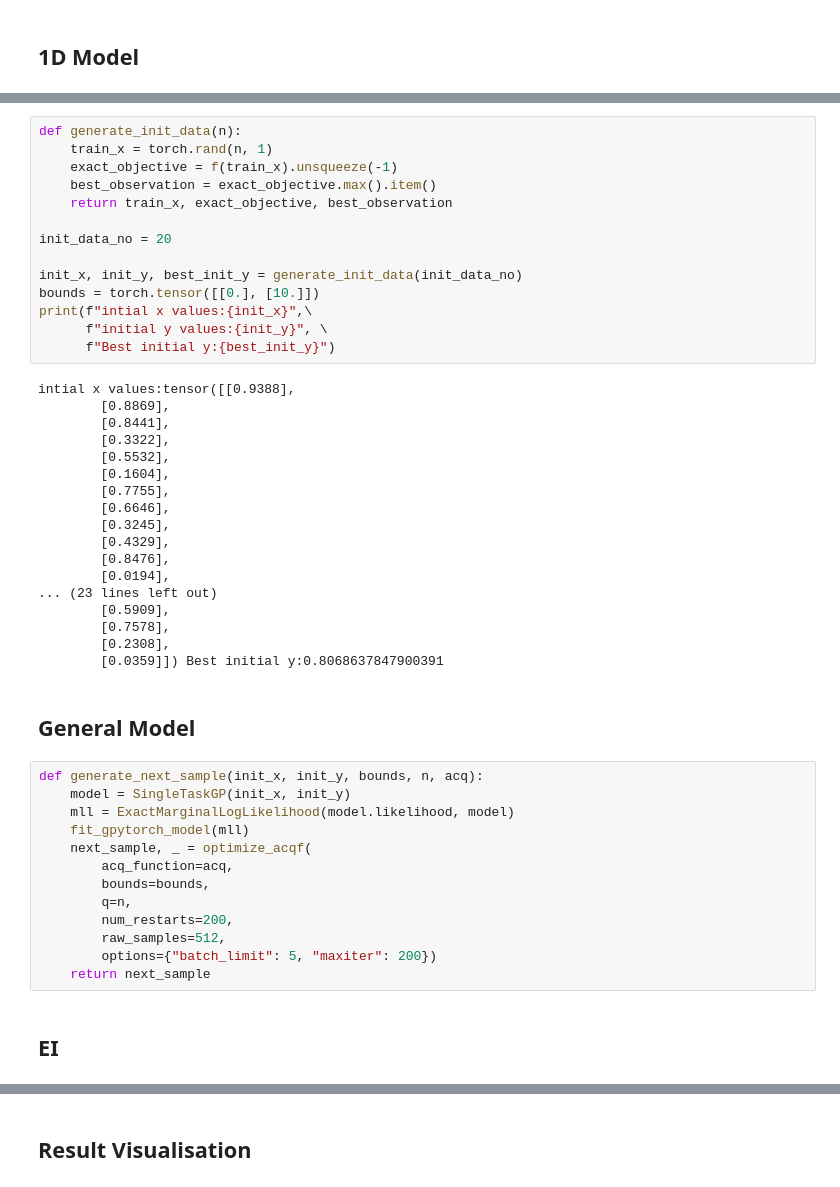
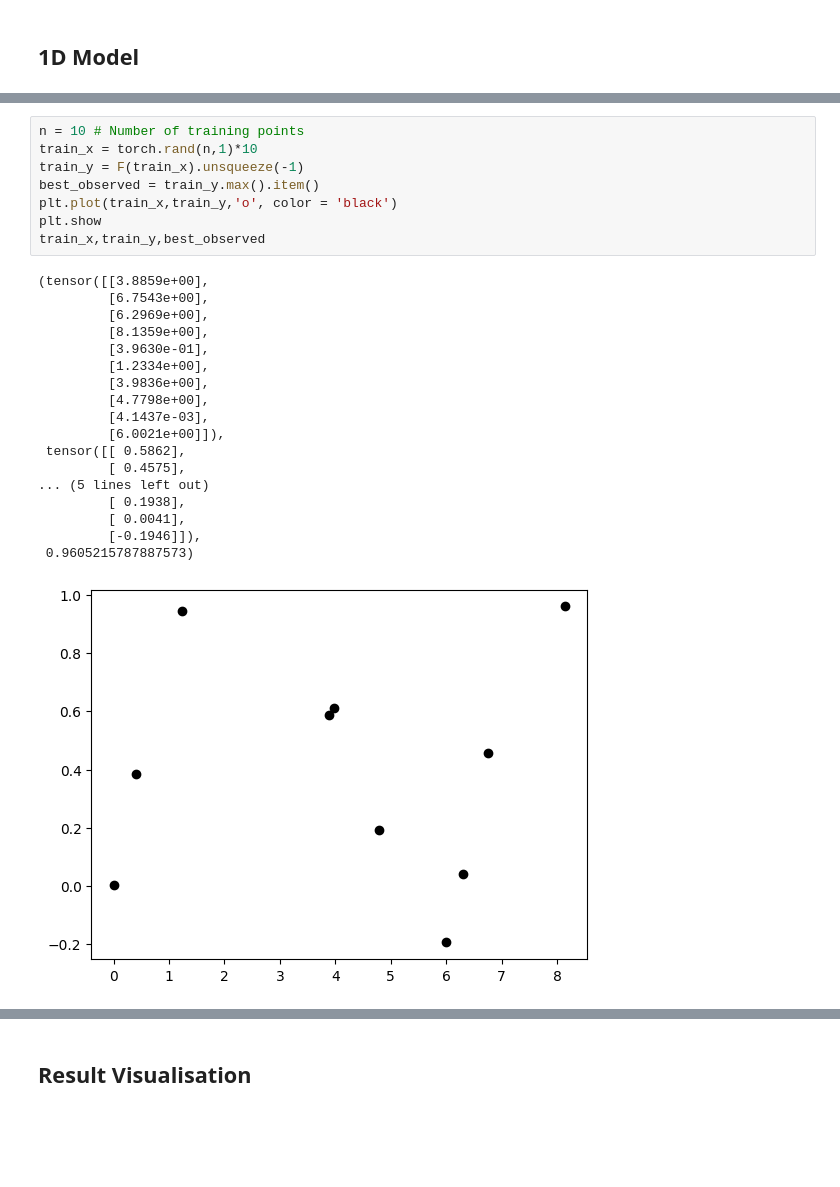
Before and after one commit to YimengJin/Thesis_Yimeng, a Jupyter notebook: Model Test.ipynb, the cells around one changed output, grey strips where cells are left out. Cells and saved outputs as stored; diff of their text form; blank space fills up the shorter version.

```diff
--- a/Model Test.ipynb
+++ b/Model Test.ipynb
@@ -42,49 +40,27 @@ plt.show()
-# %%
-def generate_init_data(n):
-    train_x = torch.rand(n, 1)
-    exact_objective = f(train_x).unsqueeze(-1)
-    best_observation = exact_objective.max().item()
-    return train_x, exact_objective, best_observation
-
-init_data_no = 20
-
-init_x, init_y, best_init_y = generate_init_data(init_data_no)
-bounds = torch.tensor([[0.], [10.]])
-print(f"intial x values:{init_x}",\
-      f"initial y values:{init_y}", \
-      f"Best initial y:{best_init_y}")
-# %% [output]
-intial x values:tensor([[0.9388],
-        [0.8869],
-        [0.8441],
-        [0.3322],
-        [0.5532],
-        [0.1604],
-        [0.7755],
-        [0.6646],
-        [0.3245],
-        [0.4329],
-        [0.8476],
-        [0.0194],
-... (23 lines left out)
-        [0.5909],
-        [0.7578],
-        [0.2308],
-        [0.0359]]) Best initial y:0.8068637847900391
-# %% [markdown]
-## General Model
-# %%
-def generate_next_sample(init_x, init_y, bounds, n, acq):
-    model = SingleTaskGP(init_x, init_y)
-    mll = ExactMarginalLogLikelihood(model.likelihood, model)
-    fit_gpytorch_model(mll)
-    next_sample, _ = optimize_acqf(
-        acq_function=acq,
-        bounds=bounds,
-        q=n,
-        num_restarts=200,
-        raw_samples=512,
-        options={"batch_limit": 5, "maxiter": 200})
-    return next_sample
-# %% [markdown]
-## EI
+# %%
+n = 10 # Number of training points
+train_x = torch.rand(n,1)*10
+train_y = F(train_x).unsqueeze(-1)
+best_observed = train_y.max().item()
+plt.plot(train_x,train_y,'o', color = 'black')
+plt.show
+train_x,train_y,best_observed
+# %% [output]
+(tensor([[3.8859e+00],
+         [6.7543e+00],
+         [6.2969e+00],
+         [8.1359e+00],
+         [3.9630e-01],
+         [1.2334e+00],
+         [3.9836e+00],
+         [4.7798e+00],
+         [4.1437e-03],
+         [6.0021e+00]]),
+ tensor([[ 0.5862],
+         [ 0.4575],
+... (5 lines left out)
+         [ 0.1938],
+         [ 0.0041],
+         [-0.1946]]),
+ 0.9605215787887573)
+[figure, added]
```
Also changed, not shown: parts of 16 cells of this notebook, 1 other file.
